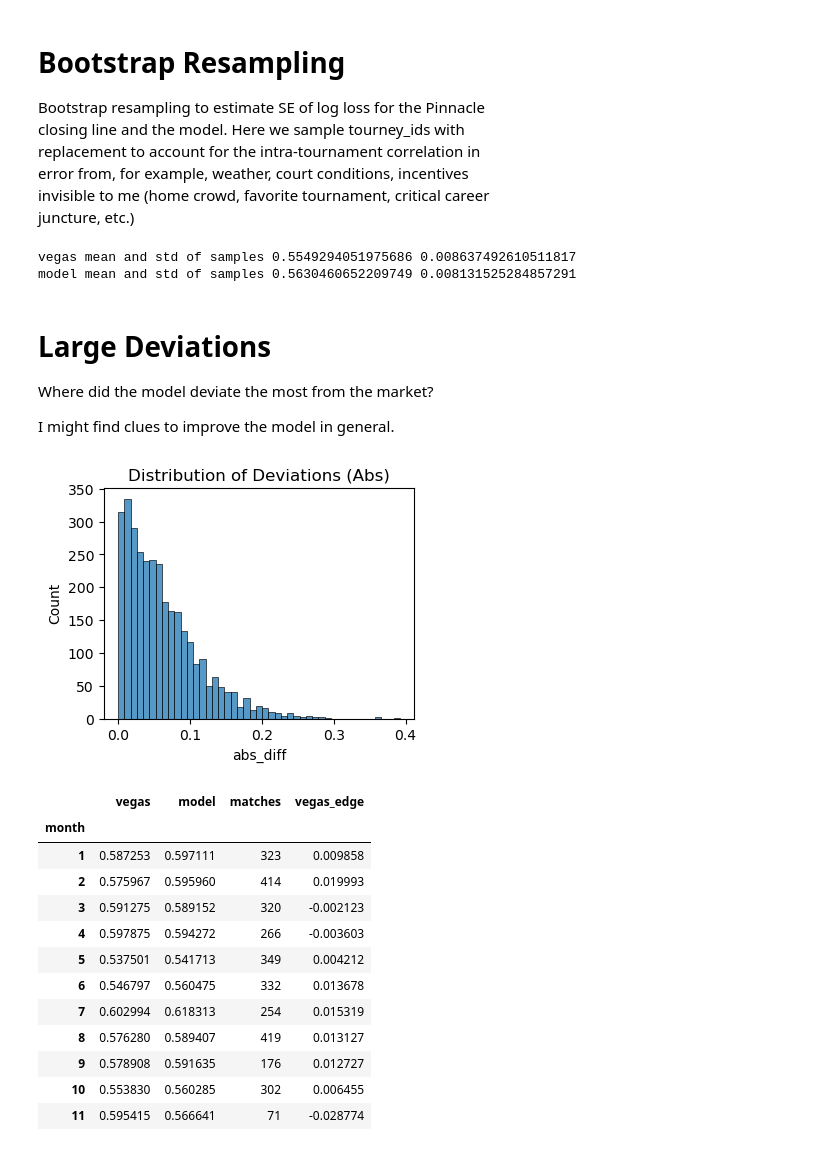
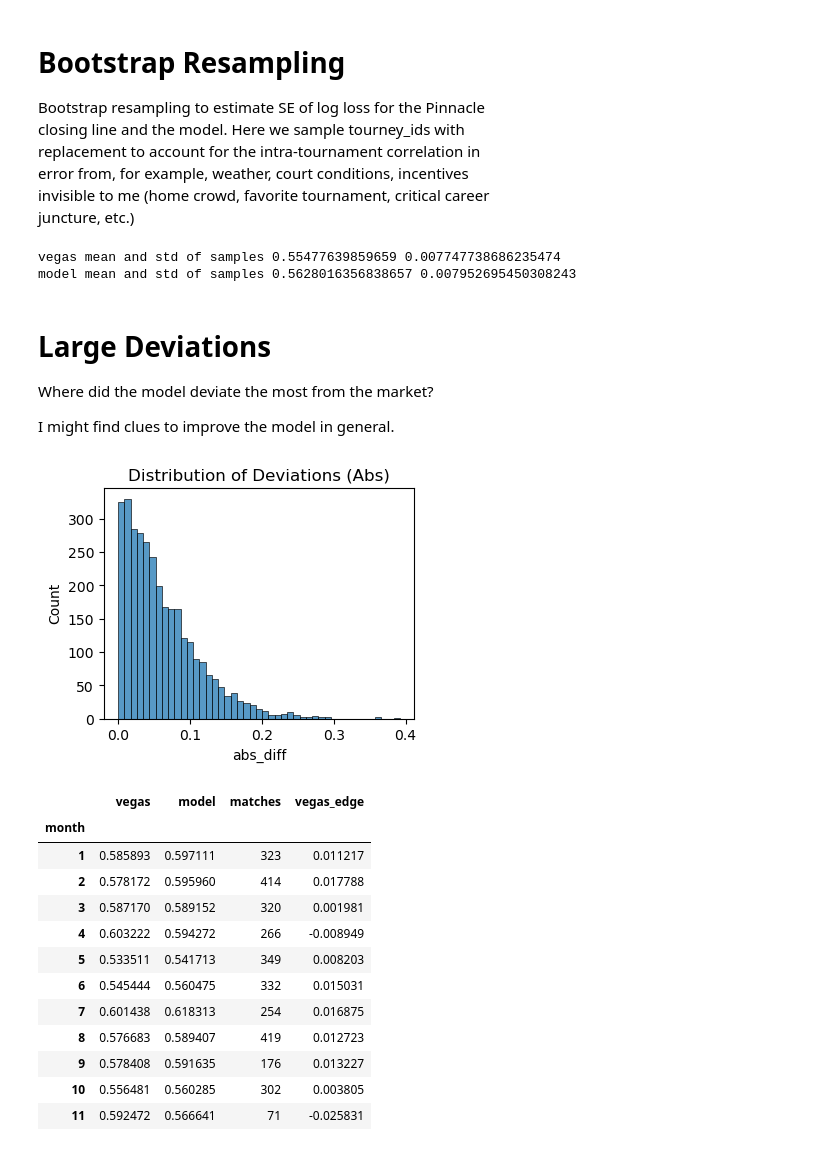
Before and after one commit to yaobviously/tennis_elo, a Jupyter notebook: notebooks/model_preds_vs_book.ipynb, the cells around one changed output. Cells and saved outputs as stored; diff of their text form; code cells hidden in the pictures.

```diff
--- a/notebooks/model_preds_vs_book.ipynb
+++ b/notebooks/model_preds_vs_book.ipynb
@@ -100,6 +100,15 @@ trial['pinnacle_overround'] = trial[['pinnacle_vegas_pred_w', 'pinnacle_vegas_pr
 trial['pinnacle_w_no_vig'] = trial['pinnacle_vegas_pred_w'].div(trial['pinnacle_overround'])
 trial['pinnacle_l_no_vig'] = trial['pinnacle_vegas_pred_l'].div(trial['pinnacle_overround'])
 
+# getting the probabilities rearranged to compute log_loss
+trial['p1_win_pinnacle'] = np.where(trial['player_one_winner'] == 1,
+                                  trial['pinnacle_vegas_pred_w'],
+                                  trial['pinnacle_vegas_pred_l'])
+
+trial['p1_win_avgvegas'] = np.where(trial['player_one_winner'] == 1,
+                                  trial['avg_vegas_pred_w'],
+                                  trial['avg_vegas_pred_l'])
+
 # converting the model predictions to winner and loser predictions
 trial['model_w_pred'] = np.where(trial['player_one_winner'] == 1,
                                  trial['pred_player_one_win'],
@@ -125,17 +134,5 @@ print(trial.shape)
 # %%
-# to briefly explain whats happening here, the original dataframe
-# has a column for winners and losers. above i calculated
-# the vegas and model predictions for the winner, and now
-# by randomly assigning 1s and 0s we can calculate log loss --
-# you need 1s and 0s for log_loss
-
-np.random.seed(1944)
-trial['rearrange'] = np.random.choice([0, 1], size=len(trial))
-trial['pinnacle_pred'] = np.where(trial['rearrange'] == 1, trial['pinnacle_vegas_pred_w'], trial['pinnacle_vegas_pred_l'])
-trial['model_pred'] = np.where(trial['rearrange'] == 1, trial['model_w_pred'], trial['model_l_pred'])
-trial['avgvegas_pred'] = np.where(trial['rearrange'] == 1, trial['avg_vegas_pred_w'], trial['avg_vegas_pred_l'])
-
-print("the logloss for pinnacle:", log_loss(trial['rearrange'], trial['pinnacle_pred']))
-print("the logloss for my model:", log_loss(trial['rearrange'], trial['model_pred']))
-print("the logloss for avg vegas:", log_loss(trial['rearrange'], trial['avgvegas_pred']))
+print("the logloss for pinnacle:", log_loss(trial['player_one_winner'], trial['p1_win_pinnacle']))
+print("the logloss for my model:", log_loss(trial['player_one_winner'], trial['pred_player_one_win']))
+print("the logloss for avg vegas:", log_loss(trial['player_one_winner'], trial['p1_win_avgvegas']))
 # %% [output]
@@ -157,7 +154,7 @@ relatively poorly. It is worth noticing that Vegas also
 does worse as the divergence increases, suggesting that these
 matches were less predictable.
 # %%
-trial['abs_diff'] = abs(trial['p1'] - trial['p2'])
+trial['abs_diff'] = abs(trial['p1_win_pinnacle'] - trial['pred_player_one_win'])
 
 increments = np.arange(0.01, 0.25, 0.01)
 
@@ -166,8 +163,8 @@ ll_model = []
 
 for n in increments:
     filtered_ = trial[trial['abs_diff'] <= n]
-    ll_vegas_ = log_loss(filtered_['rearrange'], filtered_['pinnacle_pred'])
-    ll_model_ = log_loss(filtered_['rearrange'], filtered_['model_pred'])
+    ll_vegas_ = log_loss(filtered_['player_one_winner'], filtered_['p1_win_pinnacle'])
+    ll_model_ = log_loss(filtered_['player_one_winner'], filtered_['pred_player_one_win'])
 
     ll_vegas.append(ll_vegas_)
     ll_model.append(ll_model_)
@@ -234,8 +235,8 @@ splitter = KFold(n_splits=100, shuffle=True)
 
 oof = np.zeros(len(trial))
 
-X = trial[['pinnacle_pred', 'model_pred']]
-y = trial['rearrange']
+X = trial[['p1_win_pinnacle', 'pred_player_one_win']]
+y = trial['player_one_winner']
 
 for train, val in splitter.split(X, y):
 
@@ -250,6 +251,6 @@ for train, val in splitter.split(X, y):
     preds = model.predict(val_x)
     oof[val] = preds
 
-print("log loss for vegas only:", log_loss(y, trial['pinnacle_pred']))
+print("log loss for vegas only:", log_loss(y, trial['p1_win_pinnacle']))
 print("log loss for blend on the out of fold predictions", log_loss(y, oof))
 # %% [output]
@@ -279,8 +280,8 @@ for _ in range(SAMPLES):
     tourneys = trial['tourney_id'].sample(55, replace=True)
     bootstrap_sample = trial[trial['tourney_id'].isin(tourneys)]
 
-    vegas_loss = log_loss(bootstrap_sample['rearrange'], bootstrap_sample['pinnacle_pred'])
-    model_loss = log_loss(bootstrap_sample['rearrange'], bootstrap_sample['model_pred'])
+    vegas_loss = log_loss(bootstrap_sample['player_one_winner'], bootstrap_sample['p1_win_pinnacle'])
+    model_loss = log_loss(bootstrap_sample['player_one_winner'], bootstrap_sample['pred_player_one_win'])
 
     vegas_losses.append(vegas_loss)
     model_losses.append(model_loss)
@@ -288,8 +289,8 @@ for _ in range(SAMPLES):
 print("vegas mean and std of samples", np.mean(vegas_losses), np.std(vegas_losses, ddof=1))
 print("model mean and std of samples", np.mean(model_losses), np.std(model_losses, ddof=1))
 # %% [output]
-vegas mean and std of samples 0.5549294051975686 0.008637492610511817
-model mean and std of samples 0.5630460652209749 0.008131525284857291
+vegas mean and std of samples 0.55477639859659 0.007747738686235474
+model mean and std of samples 0.5628016356838657 0.007952695450308243
 # %% [markdown]
 # Large Deviations
 
@@ -311,33 +312,33 @@ sns.histplot(trial['abs_diff'])
 plt.title("Distribution of Deviations (Abs)")
 plt.show()
 # %% [output]
-[figure, old version]
+[figure, new version]
 # %%
 month_comparison = (
     pd.concat(
-        [trial.groupby('month').apply(lambda x: log_loss(x['rearrange'], x['pinnacle_pred'])),
-         trial.groupby('month').apply(lambda x: log_loss(x['rearrange'], x['model_pred']))], axis=1)
+        [trial.groupby('month').apply(lambda x: log_loss(x['player_one_winner'], x['p1_win_pinnacle'])),
+         trial.groupby('month').apply(lambda x: log_loss(x['player_one_winner'], x['pred_player_one_win']))], axis=1)
     .rename(columns={0 : 'vegas', 1 : 'model'})
 )
 
 month_comparison['matches'] = trial.groupby('month').size()
 month_comparison['vegas_edge'] = month_comparison['model'] - month_comparison['vegas']
 
 month_comparison
 # %% [output]
 |  | vegas | model | matches | vegas_edge |
 | month |  |  |  |  |
-| 1 | 0.587253 | 0.597111 | 323 | 0.009858 |
-| 2 | 0.575967 | 0.595960 | 414 | 0.019993 |
-| 3 | 0.591275 | 0.589152 | 320 | -0.002123 |
-| 4 | 0.597875 | 0.594272 | 266 | -0.003603 |
-| 5 | 0.537501 | 0.541713 | 349 | 0.004212 |
-| 6 | 0.546797 | 0.560475 | 332 | 0.013678 |
-| 7 | 0.602994 | 0.618313 | 254 | 0.015319 |
-| 8 | 0.576280 | 0.589407 | 419 | 0.013127 |
-| 9 | 0.578908 | 0.591635 | 176 | 0.012727 |
-| 10 | 0.553830 | 0.560285 | 302 | 0.006455 |
-| 11 | 0.595415 | 0.566641 | 71 | -0.028774 |
+| 1 | 0.585893 | 0.597111 | 323 | 0.011217 |
+| 2 | 0.578172 | 0.595960 | 414 | 0.017788 |
+| 3 | 0.587170 | 0.589152 | 320 | 0.001981 |
+| 4 | 0.603222 | 0.594272 | 266 | -0.008949 |
+| 5 | 0.533511 | 0.541713 | 349 | 0.008203 |
+| 6 | 0.545444 | 0.560475 | 332 | 0.015031 |
+| 7 | 0.601438 | 0.618313 | 254 | 0.016875 |
+| 8 | 0.576683 | 0.589407 | 419 | 0.012723 |
+| 9 | 0.578408 | 0.591635 | 176 | 0.013227 |
+| 10 | 0.556481 | 0.560285 | 302 | 0.003805 |
+| 11 | 0.592472 | 0.566641 | 71 | -0.025831 |
 # %%
 trial.groupby('tourney_id')['abs_diff'].apply(lambda x: len(x[x >= 0.075]) / len(x)).hist()
 # %% [output]
```
Also changed, not shown: parts of 8 cells of this notebook.
